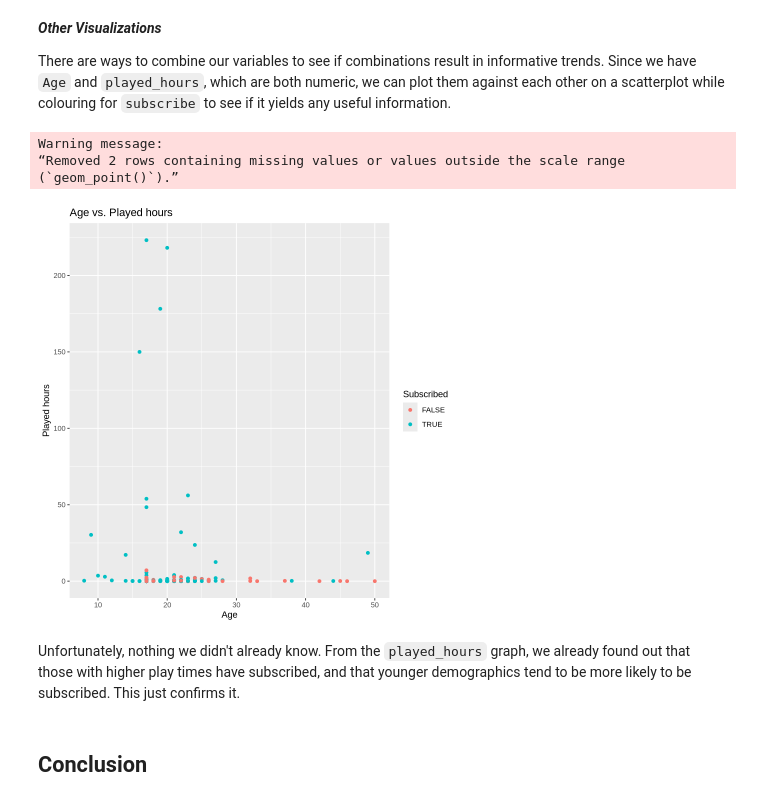
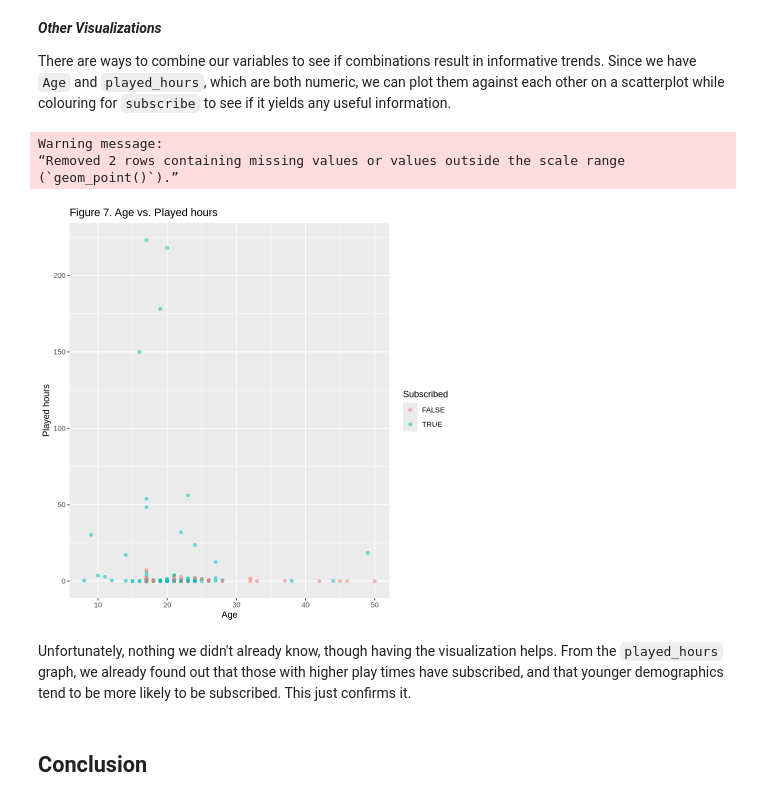
Before and after one commit to vshao01/project_report, a Jupyter notebook: minecraft_research.ipynb, the cells around one changed output. Drawn from its saved outputs; the diff is of its cells as text; code cells hidden in the pictures.

Commit message:
finished project report

```diff
--- a/minecraft_research.ipynb
+++ b/minecraft_research.ipynb
@@ -41,8 +52,8 @@ library(tidyverse)
 # %% [markdown]
 To work with the data, importing it is the first step.
 # %%
-players <- read_csv("project_report/data/players.csv")
-sessions <- read_csv("project_report/data/sessions.csv")
+players <- read_csv("data/players.csv")
+sessions <- read_csv("data/sessions.csv")
 # I won't be reading these datasets on this file due to their length, but it was checked over.
 # %% [output]
 Rows: 196 Columns: 7
@@ -277,17 +294,17 @@ There are ways to combine our variables to see if combinations result in informa
 # %%
 age_playhours_plot <- clean_players |>
     ggplot(aes(x = Age, y = played_hours, color = subscribe)) +
-    geom_point() +
+    geom_point(alpha = 0.5) +
     labs(x = "Age", y = "Played hours", color = "Subscribed") +
-    ggtitle("Age vs. Played hours")
+    ggtitle("Figure 7. Age vs. Played hours")
 
 age_playhours_plot
 # %% [output]
 Warning message:
 “Removed 2 rows containing missing values or values outside the scale range
 (`geom_point()`).”
-[figure, old version]
+[figure, new version]
 # %% [markdown]
-Unfortunately, nothing we didn't already know. From the `played_hours` graph, we already found out that those with higher play times have subscribed, and that younger demographics tend to be more likely to be subscribed. This just confirms it.
+Unfortunately, nothing we didn't already know, though having the visualization helps. From the `played_hours` graph, we already found out that those with higher play times have subscribed, and that younger demographics tend to be more likely to be subscribed. This just confirms it.
 # %% [markdown]
 ## Conclusion
```
Also changed, not shown: parts of 14 cells of this notebook.
